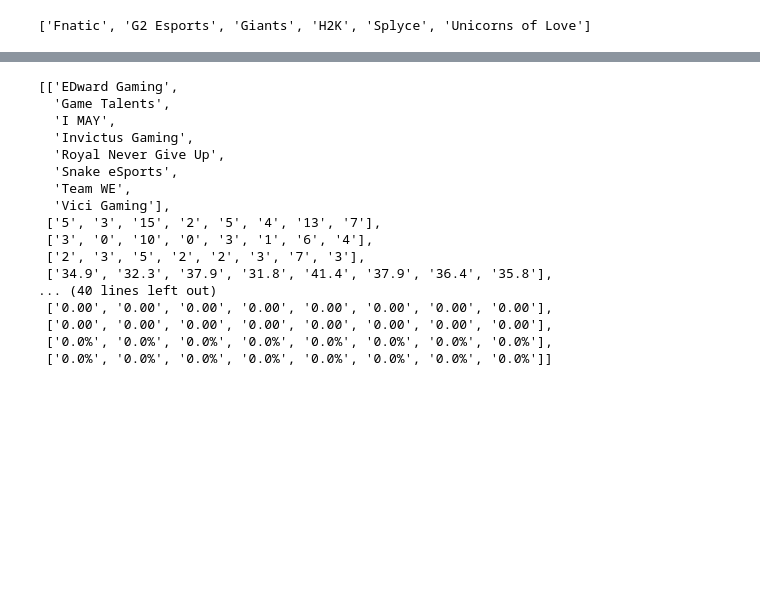
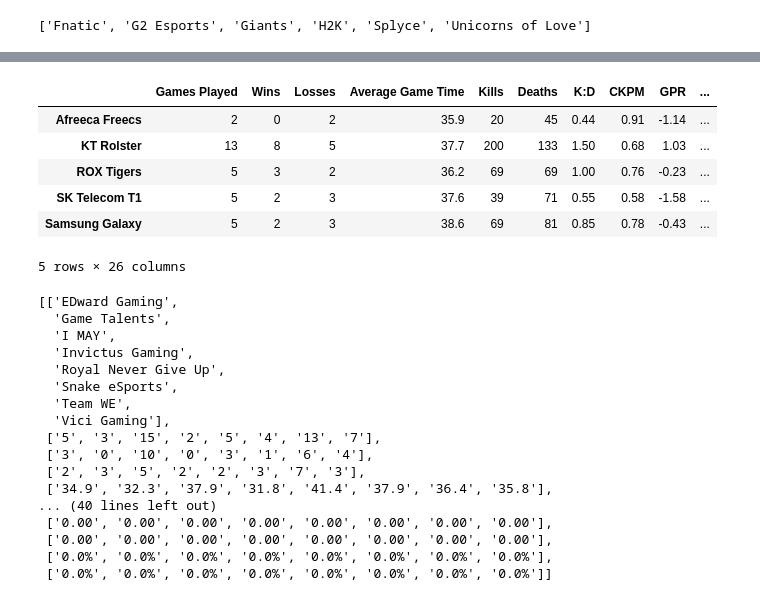
Before and after one commit to vrwong/eSportsCode, a Jupyter notebook: Data_(Silver)_Scrapes.ipynb, the cells around one changed output, grey strips where cells are left out. Drawn from its saved outputs; the diff is of its cells as text; code cells hidden in the pictures; blank space fills up the shorter version.

```diff
--- a/Data_(Silver)_Scrapes.ipynb
+++ b/Data_(Silver)_Scrapes.ipynb
@@ -227,3 +306,13 @@ for j in range(len(team_stats_lck[0]))
+# %%
+LCK_Team_Stats_data.T
+# %% [output]
+|  | Games Played | Wins | Losses | Average Game Time | Kills | Deaths | K:D | CKPM | GPR | ... |
+| Afreeca Freecs | 2 | 0 | 2 | 35.9 | 20 | 45 | 0.44 | 0.91 | -1.14 | ... |
+| KT Rolster | 13 | 8 | 5 | 37.7 | 200 | 133 | 1.50 | 0.68 | 1.03 | ... |
+| ROX Tigers | 5 | 3 | 2 | 36.2 | 69 | 69 | 1.00 | 0.76 | -0.23 | ... |
+| SK Telecom T1 | 5 | 2 | 3 | 37.6 | 39 | 71 | 0.55 | 0.58 | -1.58 | ... |
+| Samsung Galaxy | 5 | 2 | 3 | 38.6 | 69 | 81 | 0.85 | 0.78 | -0.43 | ... |
+5 rows × 26 columns
 # %%
 #LCK Teams and Players
 #class_dest = '//td[@class="column-'
```
Also changed, not shown: parts of 17 cells of this notebook.
